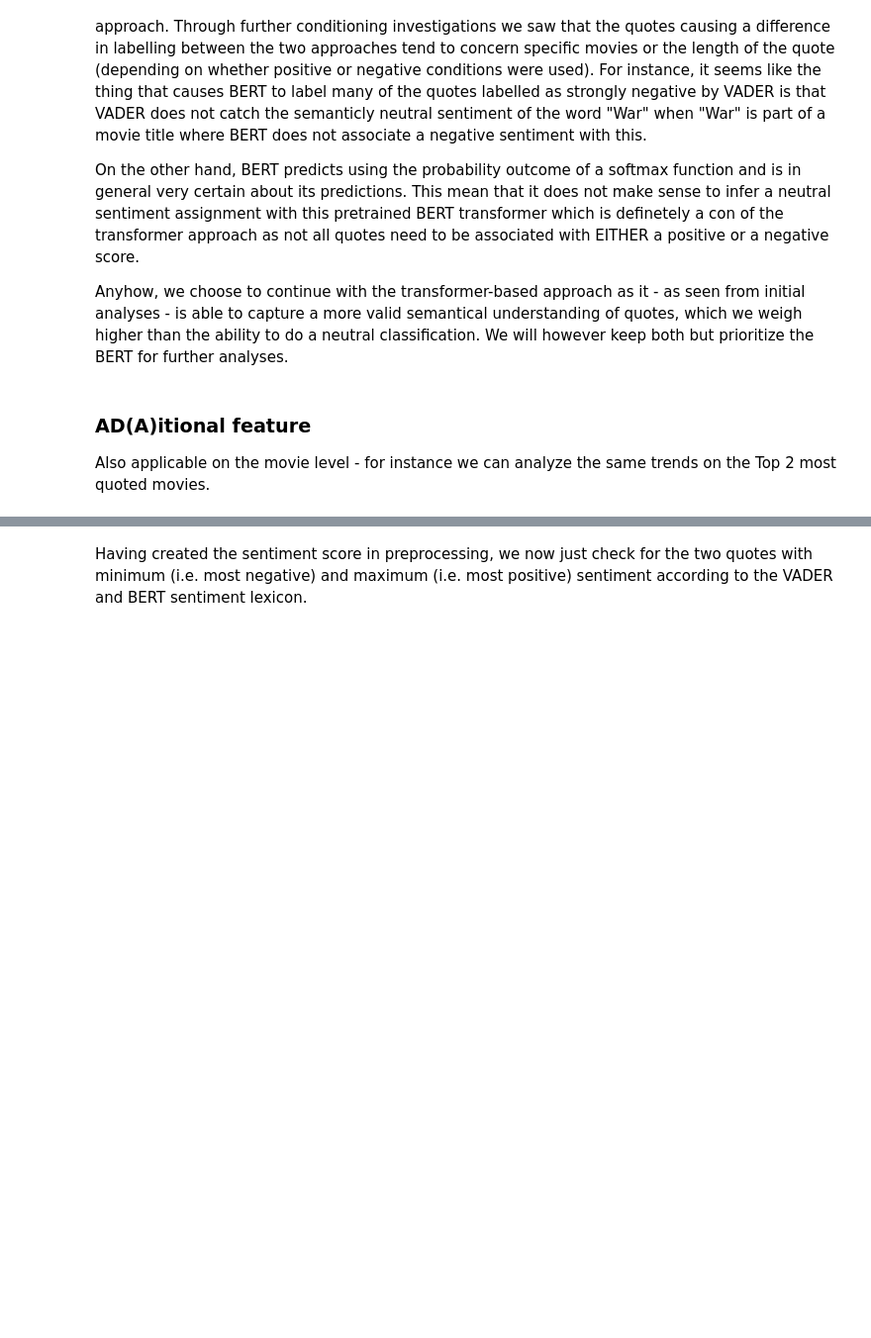
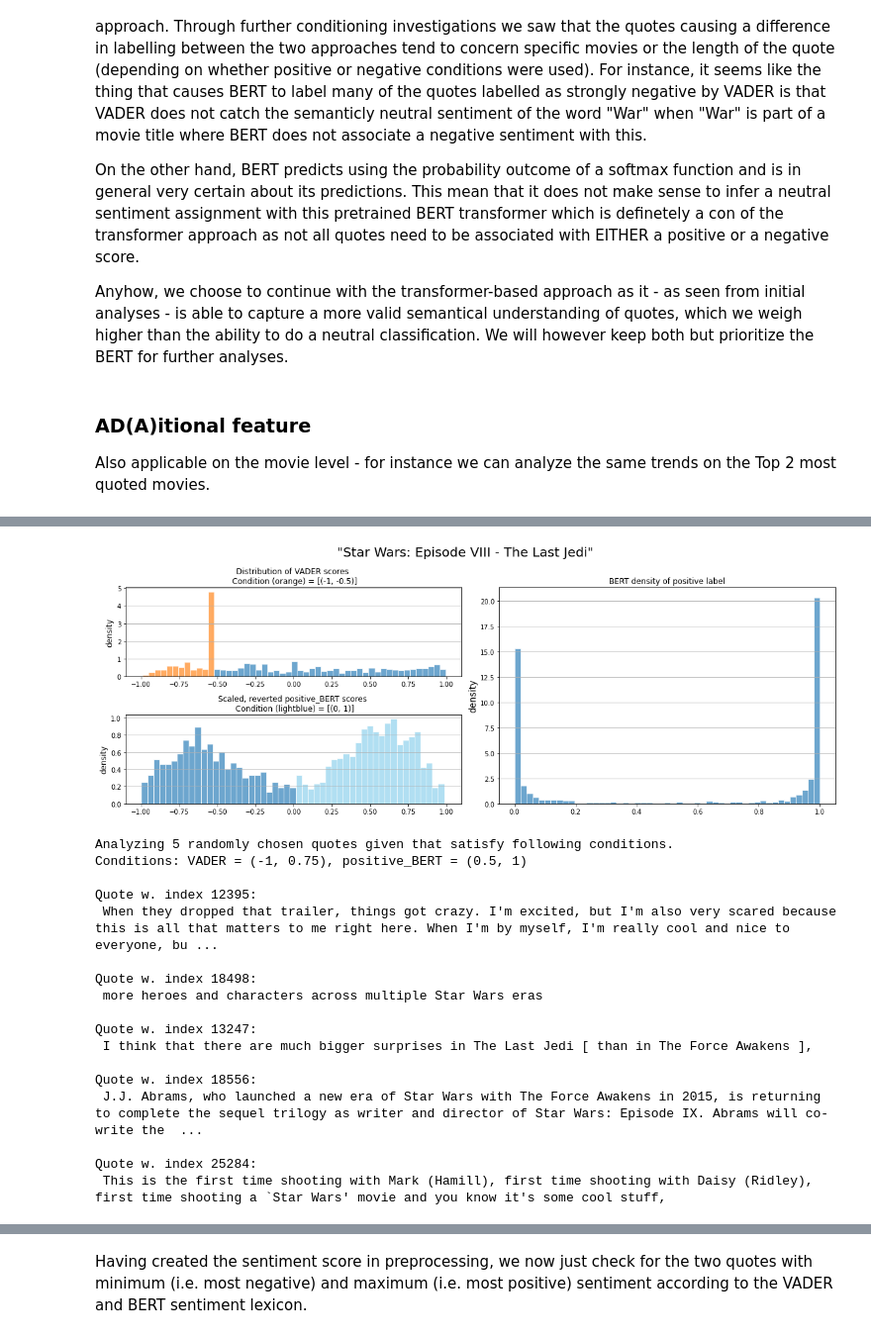
Before and after one commit to epfl-ada/ada-2021-project-f-jab, a Jupyter notebook: exploratory/Quotebank_sentiment.ipynb, the cells around one changed output, grey strips where cells are left out. Shown: that part at 99% size. Saved outputs shown, nothing was run; the diff lists cells and outputs as text; code cells hidden in the pictures; blank space fills up the shorter version.

```diff
--- a/exploratory/Quotebank_sentiment.ipynb
+++ b/exploratory/Quotebank_sentiment.ipynb
@@ -576,12 +752,31 @@ printConditionQuotes(df, first_attribute="sentiment_VADER",
 # %%
 # The conditional attribute can eventually be changed to the df.sentiment_AFINN or any other attribute with same data structure
-plotWithCondition(df, conditional_attribute="sentiment_VADER", second_attribute="positive_BERT",
+plotWithCondition(df, conditional_attribute="VADER", second_attribute="positive_BERT",
                   cond_bound=(-1,-0.5), BERT_bound=(0,1),
                   movie=title[1])
 
-printConditionQuotes(df, first_attribute="sentiment_VADER",
+printConditionQuotes(df, first_attribute="VADER",
                      second_attribute="positive_BERT",
                      N=5, first_bound=(-1, 0.75), second_bound=(0.5, 1),
                      movie=title[1])
+# %% [output]
+[figure, added]
+Analyzing 5 randomly chosen quotes given that satisfy following conditions.
+Conditions: VADER = (-1, 0.75), positive_BERT = (0.5, 1)
+
+Quote w. index 12395:
+ When they dropped that trailer, things got crazy. I'm excited, but I'm also very scared because this is all that matters to me right here. When I'm by myself, I'm really cool and nice to everyone, bu ...
+
+Quote w. index 18498:
+ more heroes and characters across multiple Star Wars eras
+
+Quote w. index 13247:
+ I think that there are much bigger surprises in The Last Jedi [ than in The Force Awakens ],
+
+Quote w. index 18556:
+ J.J. Abrams, who launched a new era of Star Wars with The Force Awakens in 2015, is returning to complete the sequel trilogy as writer and director of Star Wars: Episode IX. Abrams will co-write the  ...
+
+Quote w. index 25284:
+ This is the first time shooting with Mark (Hamill), first time shooting with Daisy (Ridley), first time shooting a `Star Wars' movie and you know it's some cool stuff,
 # %%
 # The conditional attribute can eventually be changed to the df.sentiment_AFINN or any other attribute with same data structure
```
Also changed, not shown: parts of 38 cells of this notebook.
